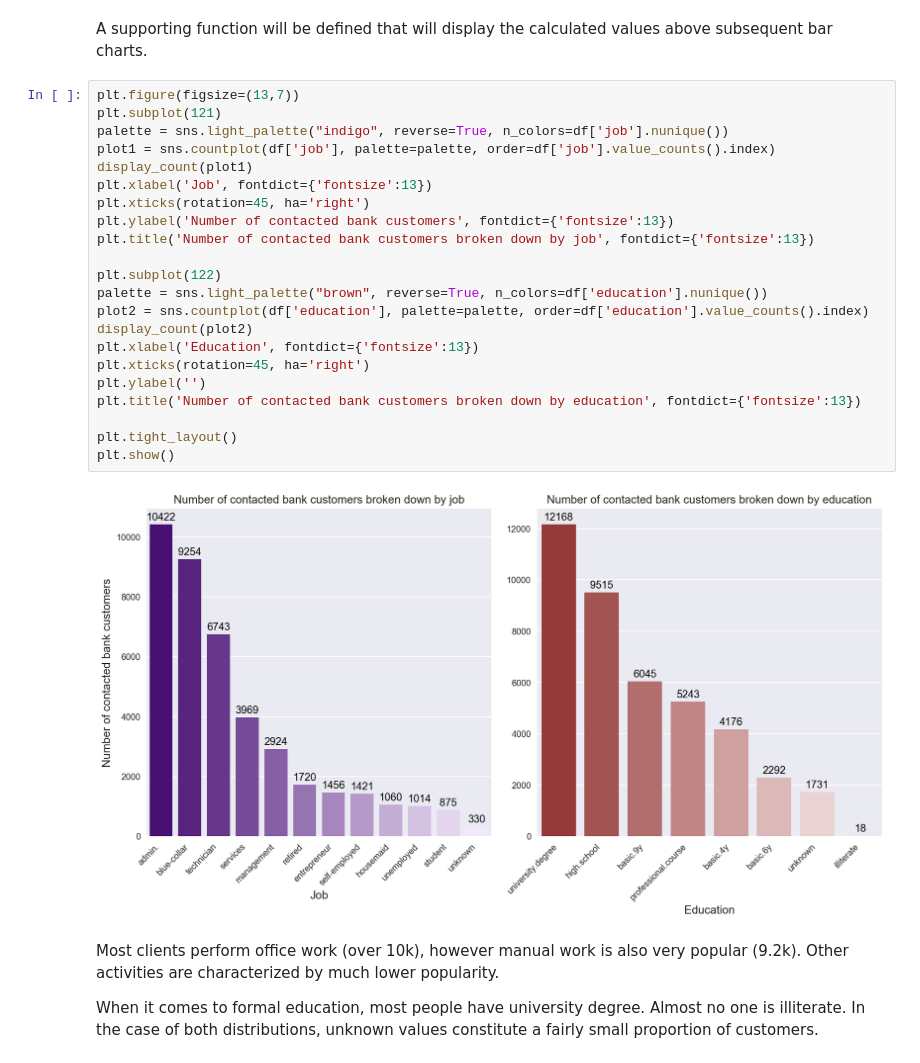
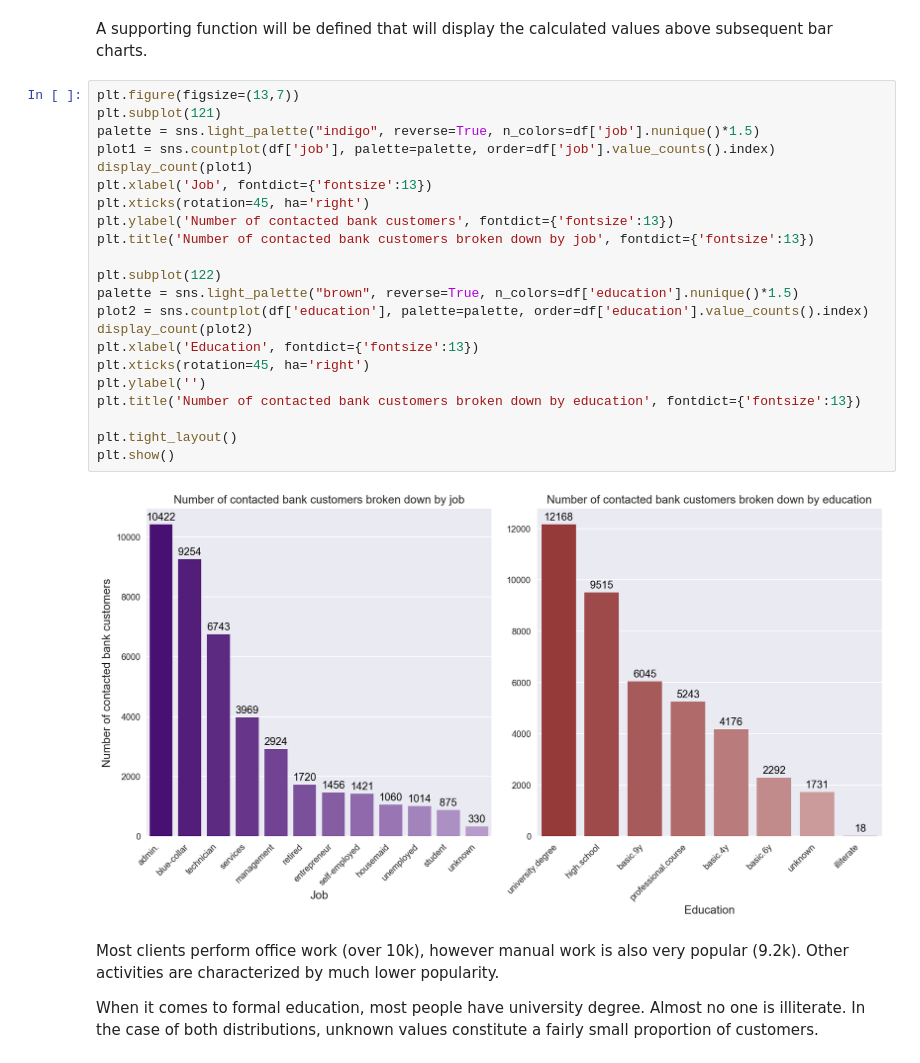
Before and after one commit to wieckiewiczpiotr/portfolio, a Jupyter notebook: bank_marketing_analysis/bank_marketing_analysis.ipynb, the cells around one changed output. Cells and saved outputs as stored; diff of their text form.

```diff
--- a/bank_marketing_analysis/bank_marketing_analysis.ipynb
+++ b/bank_marketing_analysis/bank_marketing_analysis.ipynb
@@ -215,27 +224,27 @@ A supporting function will be defined that will display the calculated values ab
 # %%
 plt.figure(figsize=(13,7))
 plt.subplot(121)
-palette = sns.light_palette("indigo", reverse=True, n_colors=df['job'].nunique())
+palette = sns.light_palette("indigo", reverse=True, n_colors=df['job'].nunique()*1.5)
 plot1 = sns.countplot(df['job'], palette=palette, order=df['job'].value_counts().index)
 display_count(plot1)
 plt.xlabel('Job', fontdict={'fontsize':13})
 plt.xticks(rotation=45, ha='right')
 plt.ylabel('Number of contacted bank customers', fontdict={'fontsize':13})
 plt.title('Number of contacted bank customers broken down by job', fontdict={'fontsize':13})
 
 plt.subplot(122)
-palette = sns.light_palette("brown", reverse=True, n_colors=df['education'].nunique())
+palette = sns.light_palette("brown", reverse=True, n_colors=df['education'].nunique()*1.5)
 plot2 = sns.countplot(df['education'], palette=palette, order=df['education'].value_counts().index)
 display_count(plot2)
 plt.xlabel('Education', fontdict={'fontsize':13})
 plt.xticks(rotation=45, ha='right')
 plt.ylabel('')
 plt.title('Number of contacted bank customers broken down by education', fontdict={'fontsize':13})
 
 plt.tight_layout()
 plt.show()
 # %% [output]
-[figure, old version]
+[figure, new version]
 # %% [markdown]
 Most clients perform office work (over 10k), however manual work is also very popular (9.2k). Other activities are characterized by much lower popularity.
 
```
Also changed, not shown: parts of 34 cells of this notebook, 1 other file.
